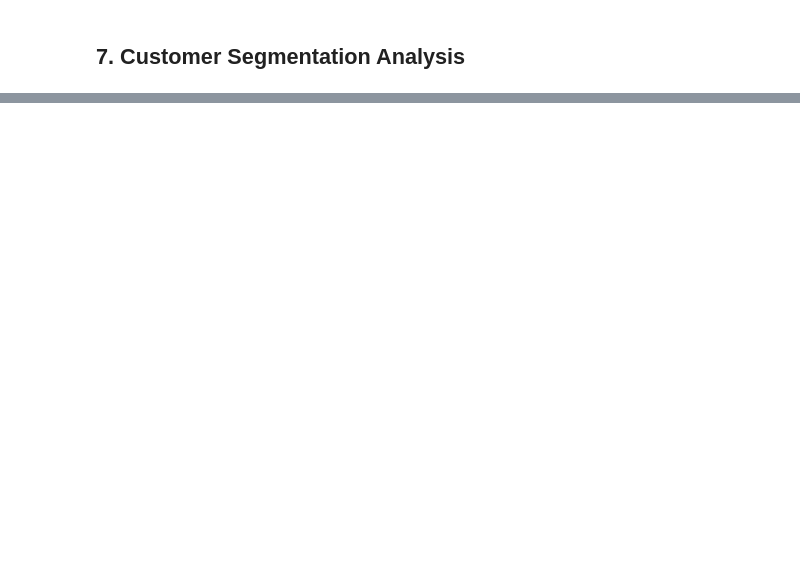
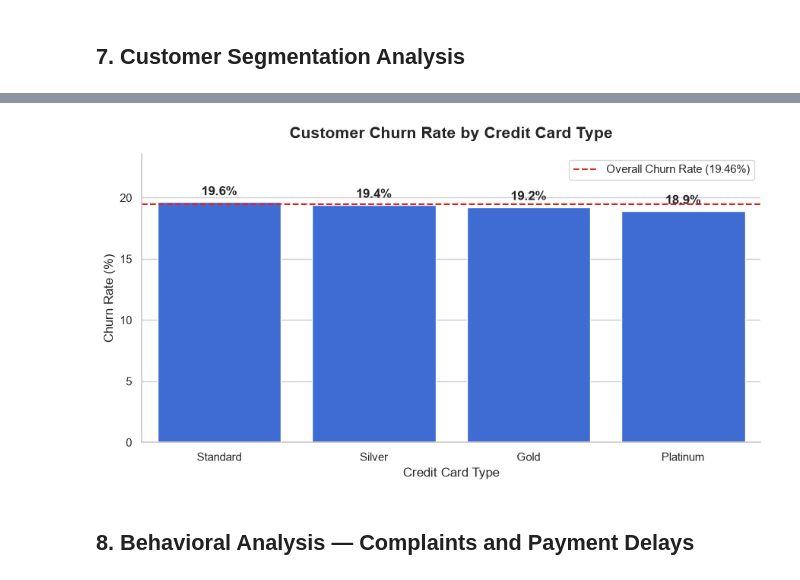
Before and after one commit to DataByThinh/credit-card-churn-retention-analytics, a Jupyter notebook: notebook/01_eda.ipynb, the cells around one changed output, grey strips where cells are left out. Saved outputs shown, nothing was run; the diff lists cells and outputs as text; code cells hidden in the pictures; blank space fills up the shorter version.

```diff
--- a/notebook/01_eda.ipynb
+++ b/notebook/01_eda.ipynb
@@ -428,0 +332,55 @@ display(card_churn)
+# %%
+# Calculate overall churn rate
+churn_rate = df["churned"].mean() * 100
+
+# Create visualization
+plt.figure(figsize=(9, 5))
+
+ax = sns.barplot(
+    data=card_churn,
+    x="card_type",
+    y="churn_rate",
+    color="#2563EB"
+)
+
+# Add percentage labels
+for container in ax.containers:
+    ax.bar_label(
+        container,
+        fmt="%.1f%%",
+        padding=4,
+        fontweight="bold"
+    )
+
+# Overall churn baseline
+plt.axhline(
+    y=churn_rate,
+    color="#DC2626",
+    linestyle="--",
+    linewidth=1.5,
+    label=f"Overall Churn Rate ({churn_rate:.2f}%)"
+)
+
+plt.title(
+    "Customer Churn Rate by Credit Card Type",
+    fontsize=15,
+    fontweight="bold",
+    pad=15
+)
+
+plt.xlabel("Credit Card Type")
+plt.ylabel("Churn Rate (%)")
+
+plt.ylim(
+    0,
+    max(card_churn["churn_rate"].max(), churn_rate) * 1.2
+)
+
+plt.legend()
+sns.despine()
+plt.tight_layout()
+plt.show()
+# %% [output]
+[figure, added]
+# %% [markdown]
+## 8. Behavioral Analysis — Complaints and Payment Delays
```
Also changed, not shown: parts of 20 cells of this notebook.
